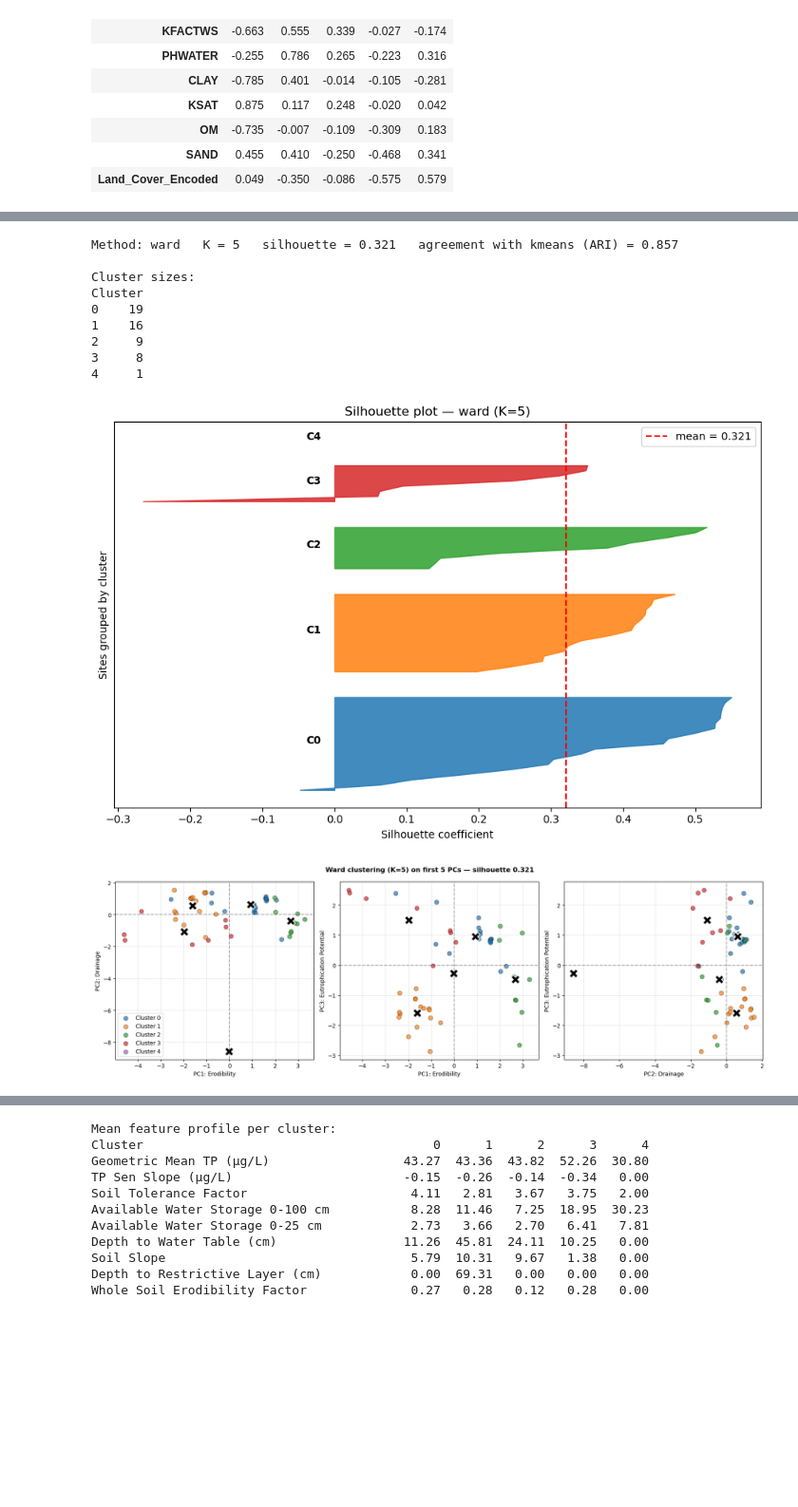
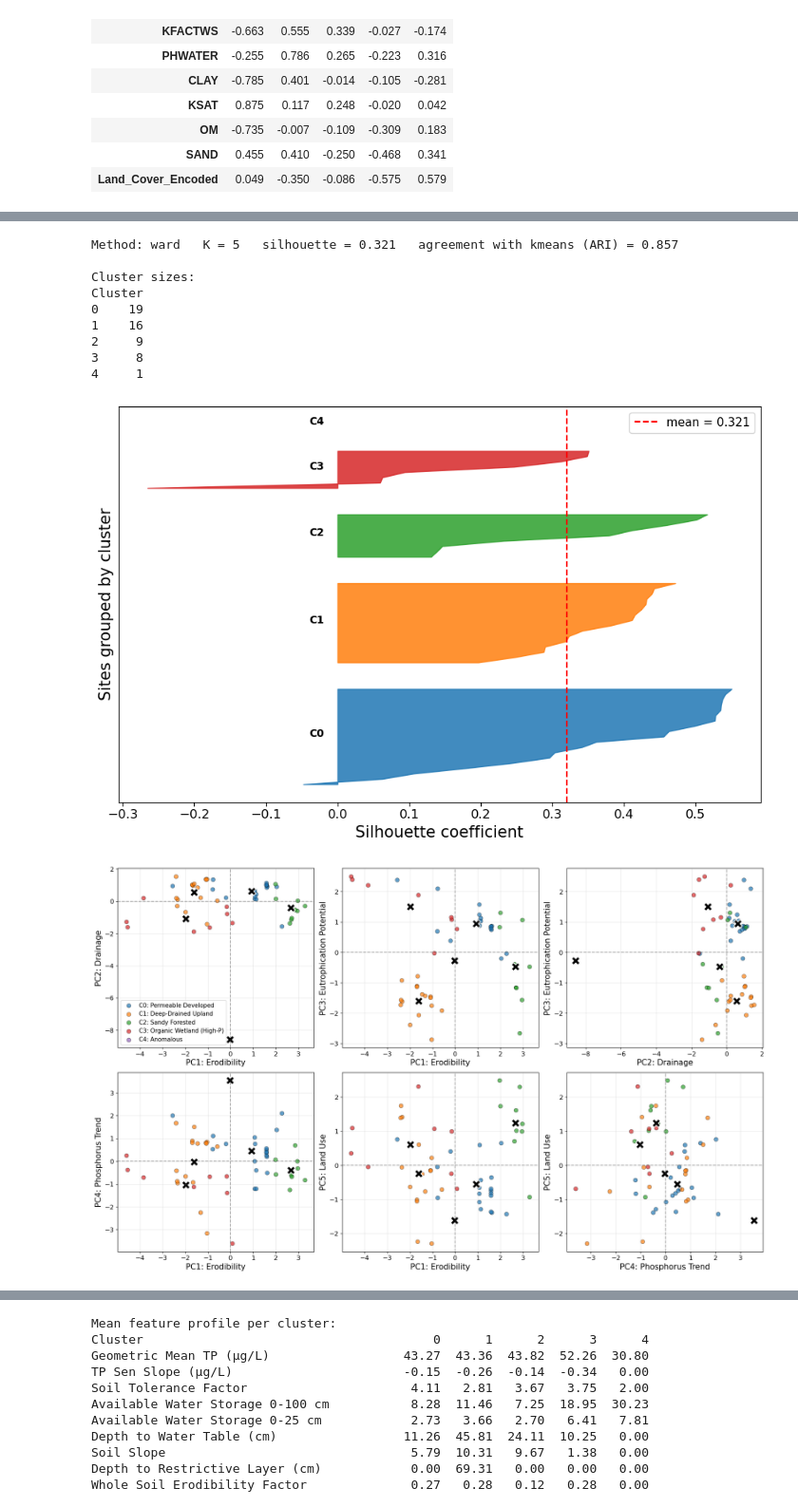
Before and after one commit to narslab/stream-station-typology, a Jupyter notebook: bin/ss-typology.ipynb, the cells around one changed output, grey strips where cells are left out. Shown at 95% size. Drawn from its saved outputs; the diff is of its cells as text; code cells hidden in the pictures; blank space fills up the shorter version.

```diff
--- a/bin/ss-typology.ipynb
+++ b/bin/ss-typology.ipynb
@@ -81,6 +90,15 @@ K = 5                       # cluster count (justified by the diagnostics cell)
 CLUSTER_METHOD = "ward"     # "ward" (hierarchical) or "kmeans"
 RANDOM_STATE = 45
 PALETTE = list(plt.get_cmap("tab10").colors)
+# %%
+# --- Figure style: larger fonts for paper-ready figures ---
+plt.rcParams.update({
+    "axes.labelsize": 15,
+    "axes.titlesize": 13,
+    "xtick.labelsize": 12,
+    "ytick.labelsize": 12,
+    "legend.fontsize": 11,
+})
 # %%
 # --- Data input: encode land cover, hold out validation sites ---
 df = pd.read_csv(DATA)
@@ -114,7 +132,7 @@ if RUN_CORRELATION:
     sns.heatmap(corr, annot=True, fmt=".2f", cmap="coolwarm", center=0, vmin=-1, vmax=1,
                 square=True, linewidths=.5, cbar_kws={"label": "Pearson r"},
                 xticklabels=labels, yticklabels=labels, ax=ax)
-    ax.set_title("Correlation matrix — training sites", fontweight="bold")
+    ax.set_xticklabels(ax.get_xticklabels(), rotation=45, ha="right")
     fig.tight_layout()
     fig.savefig(FIG / "correlation-heatmap.png", dpi=200)
     corr.to_csv(OUT / "correlation-matrix.csv")
@@ -347,8 +369,7 @@ for c in range(K):
     ax.text(-0.04, y + len(vals) / 2, f"C{c}", va="center", fontweight="bold")
     y += len(vals) + 4
 ax.axvline(sil_avg, color="red", ls="--", label=f"mean = {sil_avg:.3f}")
-ax.set(xlabel="Silhouette coefficient", ylabel="Sites grouped by cluster",
-       title=f"Silhouette plot — {CLUSTER_METHOD} (K={K})")
+ax.set(xlabel="Silhouette coefficient", ylabel="Sites grouped by cluster")
 ax.set_yticks([])
 ax.legend()
 fig.tight_layout()
@@ -364,31 +385,30 @@ Cluster
 2     9
 3     8
 4     1
-[figure, old version]
+[figure, new version]
 # %%
-# --- Cluster visualization in PC space ---
-pairs = [(0, 1), (0, 2), (1, 2)]
-fig, axes = plt.subplots(1, 3, figsize=(17, 5.5))
+# --- Cluster visualization in PC space (six PC pairs spanning PC1-PC5) ---
+pairs = [(0, 1), (0, 2), (1, 2), (0, 3), (0, 4), (3, 4)]
+fig, axes = plt.subplots(2, 3, figsize=(18, 11))
+axes = axes.ravel()
 for ax, (a, b) in zip(axes, pairs):
     for c in range(K):
         m = labels == c
         ax.scatter(Z[m, a], Z[m, b], c=[PALETTE[c]], s=60, alpha=.7,
-                   edgecolors="black", linewidth=.5, label=f"Cluster {c}")
+                   edgecolors="black", linewidth=.5, label=f"C{c}: {CLUSTER_NAMES[c]}")
     ax.scatter(centers[:, a], centers[:, b], c="black", marker="X", s=250,
                edgecolors="white", linewidth=1.5)
     ax.axhline(0, color="k", ls="--", alpha=.3)
     ax.axvline(0, color="k", ls="--", alpha=.3)
     ax.set(xlabel=f"PC{a+1}: {PC_NAMES[f'PC{a+1}']}",
            ylabel=f"PC{b+1}: {PC_NAMES[f'PC{b+1}']}")
     ax.grid(alpha=.3)
 axes[0].legend()
-fig.suptitle(f"{CLUSTER_METHOD.title()} clustering (K={K}) on first {N_PCS_CLUSTER} PCs "
-             f"— silhouette {sil_avg:.3f}", fontweight="bold")
 fig.tight_layout()
 fig.savefig(FIG / "score-plots.png", dpi=200)
 plt.show()
 # %% [output]
-[figure, old version]
+[figure, new version]
 # %%
 # --- Radar plots: cluster profiles from mean PC scores (one per cluster) ---
 pc_cols = [f"PC{i+1}" for i in range(N_PCS_CLUSTER)]
```
Also changed, not shown: parts of 9 cells of this notebook, 12 other files.
